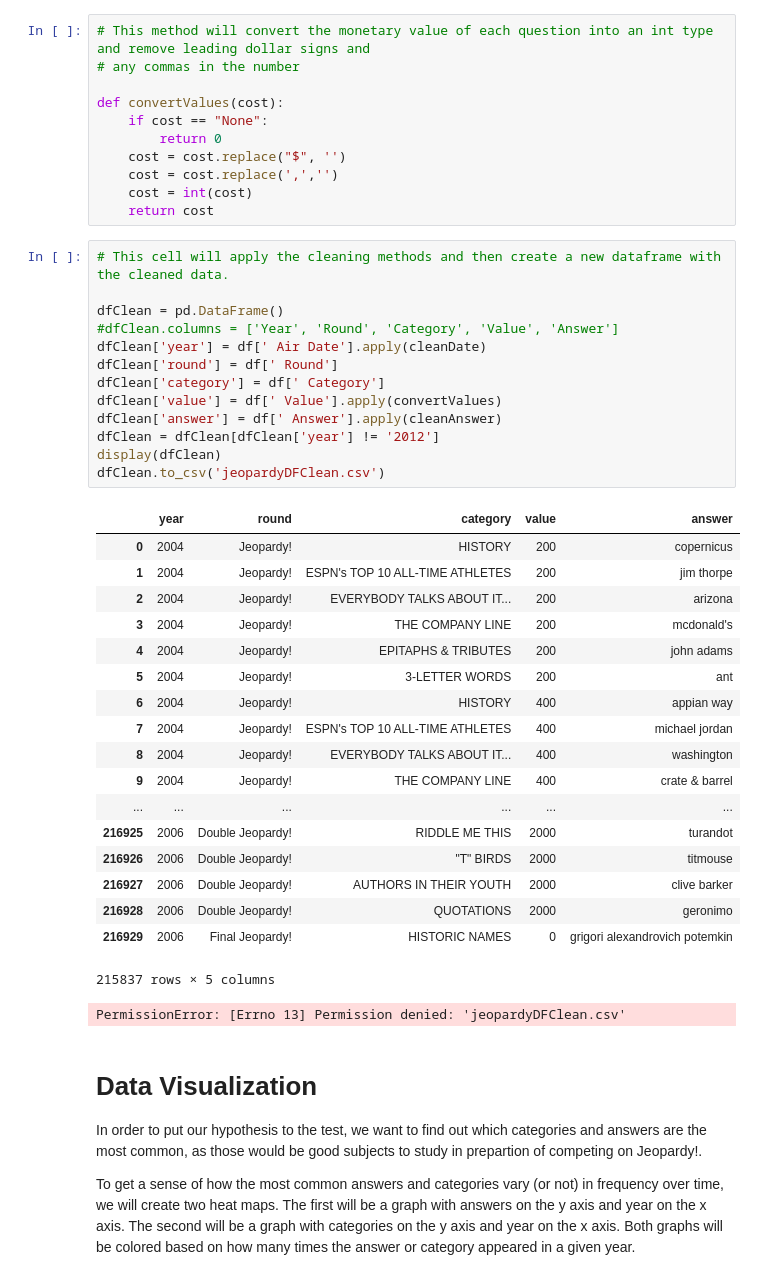
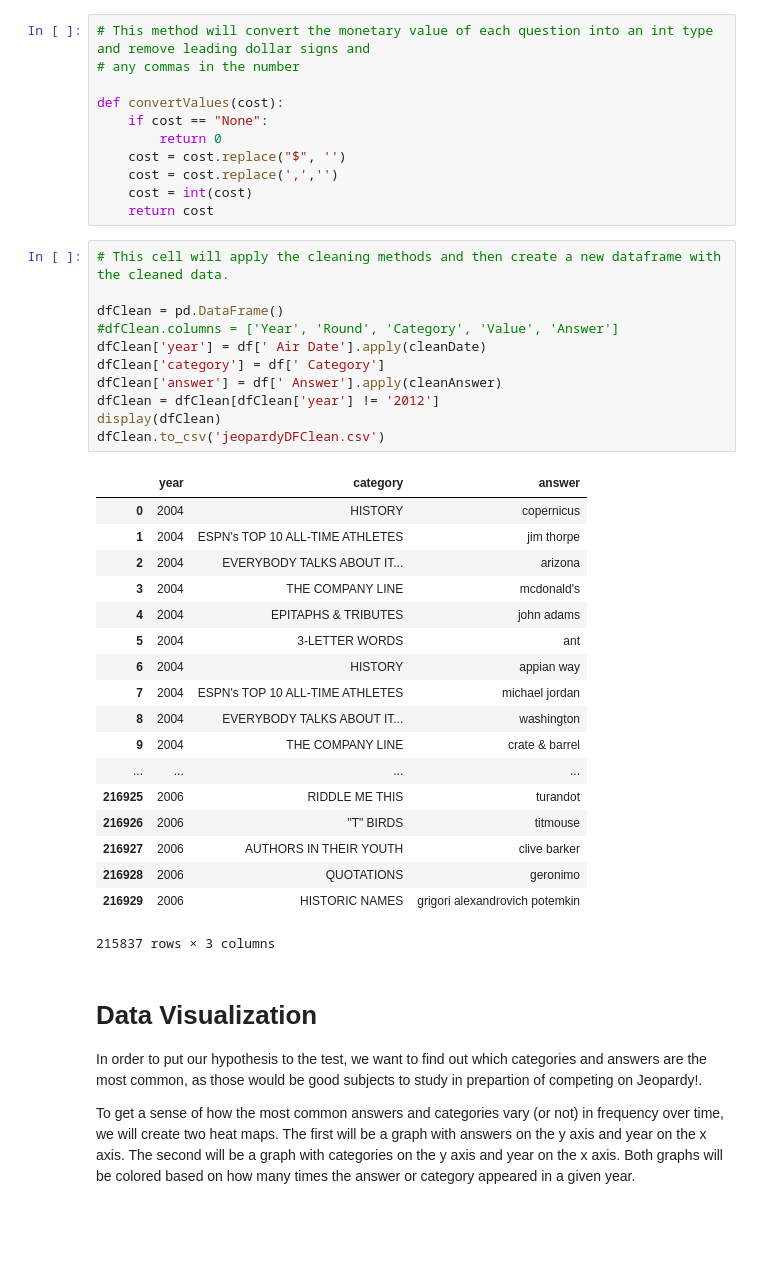
Before and after one commit to brn016/Projects, a Jupyter notebook: Jeopardy Project.ipynb, the cells around one changed output. Saved outputs shown, nothing was run; the diff lists cells and outputs as text; blank space fills up the shorter version.

```diff
--- a/Jeopardy Project.ipynb
+++ b/Jeopardy Project.ipynb
@@ -105,36 +107,33 @@ def convertValues(cost):
 # %%
 # This cell will apply the cleaning methods and then create a new dataframe with the cleaned data.
 
 dfClean = pd.DataFrame()
 #dfClean.columns = ['Year', 'Round', 'Category', 'Value', 'Answer']
 dfClean['year'] = df[' Air Date'].apply(cleanDate)
-dfClean['round'] = df[' Round']
 dfClean['category'] = df[' Category']
-dfClean['value'] = df[' Value'].apply(convertValues)
 dfClean['answer'] = df[' Answer'].apply(cleanAnswer)
 dfClean = dfClean[dfClean['year'] != '2012']
 display(dfClean)
 dfClean.to_csv('jeopardyDFClean.csv')
 # %% [output]
-|  | year | round | category | value | answer |
-| 0 | 2004 | Jeopardy! | HISTORY | 200 | copernicus |
-| 1 | 2004 | Jeopardy! | ESPN's TOP 10 ALL-TIME ATHLETES | 200 | jim thorpe |
-| 2 | 2004 | Jeopardy! | EVERYBODY TALKS ABOUT IT... | 200 | arizona |
-| 3 | 2004 | Jeopardy! | THE COMPANY LINE | 200 | mcdonald's |
-| 4 | 2004 | Jeopardy! | EPITAPHS & TRIBUTES | 200 | john adams |
-| 5 | 2004 | Jeopardy! | 3-LETTER WORDS | 200 | ant |
-| 6 | 2004 | Jeopardy! | HISTORY | 400 | appian way |
-| 7 | 2004 | Jeopardy! | ESPN's TOP 10 ALL-TIME ATHLETES | 400 | michael jordan |
-| 8 | 2004 | Jeopardy! | EVERYBODY TALKS ABOUT IT... | 400 | washington |
-| 9 | 2004 | Jeopardy! | THE COMPANY LINE | 400 | crate & barrel |
-| ... | ... | ... | ... | ... | ... |
-| 216925 | 2006 | Double Jeopardy! | RIDDLE ME THIS | 2000 | turandot |
-| 216926 | 2006 | Double Jeopardy! | "T" BIRDS | 2000 | titmouse |
-| 216927 | 2006 | Double Jeopardy! | AUTHORS IN THEIR YOUTH | 2000 | clive barker |
-| 216928 | 2006 | Double Jeopardy! | QUOTATIONS | 2000 | geronimo |
-| 216929 | 2006 | Final Jeopardy! | HISTORIC NAMES | 0 | grigori alexandrovich potemkin |
+|  | year | category | answer |
+| 0 | 2004 | HISTORY | copernicus |
+| 1 | 2004 | ESPN's TOP 10 ALL-TIME ATHLETES | jim thorpe |
+| 2 | 2004 | EVERYBODY TALKS ABOUT IT... | arizona |
+| 3 | 2004 | THE COMPANY LINE | mcdonald's |
+| 4 | 2004 | EPITAPHS & TRIBUTES | john adams |
+| 5 | 2004 | 3-LETTER WORDS | ant |
+| 6 | 2004 | HISTORY | appian way |
+| 7 | 2004 | ESPN's TOP 10 ALL-TIME ATHLETES | michael jordan |
+| 8 | 2004 | EVERYBODY TALKS ABOUT IT... | washington |
+| 9 | 2004 | THE COMPANY LINE | crate & barrel |
+| ... | ... | ... | ... |
+| 216925 | 2006 | RIDDLE ME THIS | turandot |
+| 216926 | 2006 | "T" BIRDS | titmouse |
+| 216927 | 2006 | AUTHORS IN THEIR YOUTH | clive barker |
+| 216928 | 2006 | QUOTATIONS | geronimo |
+| 216929 | 2006 | HISTORIC NAMES | grigori alexandrovich potemkin |
-215837 rows × 5 columns
+215837 rows × 3 columns
-PermissionError: [Errno 13] Permission denied: 'jeopardyDFClean.csv'
 # %% [markdown]
 # Data Visualization
 
```
Also changed, not shown: parts of 52 cells of this notebook, 1 other file.
